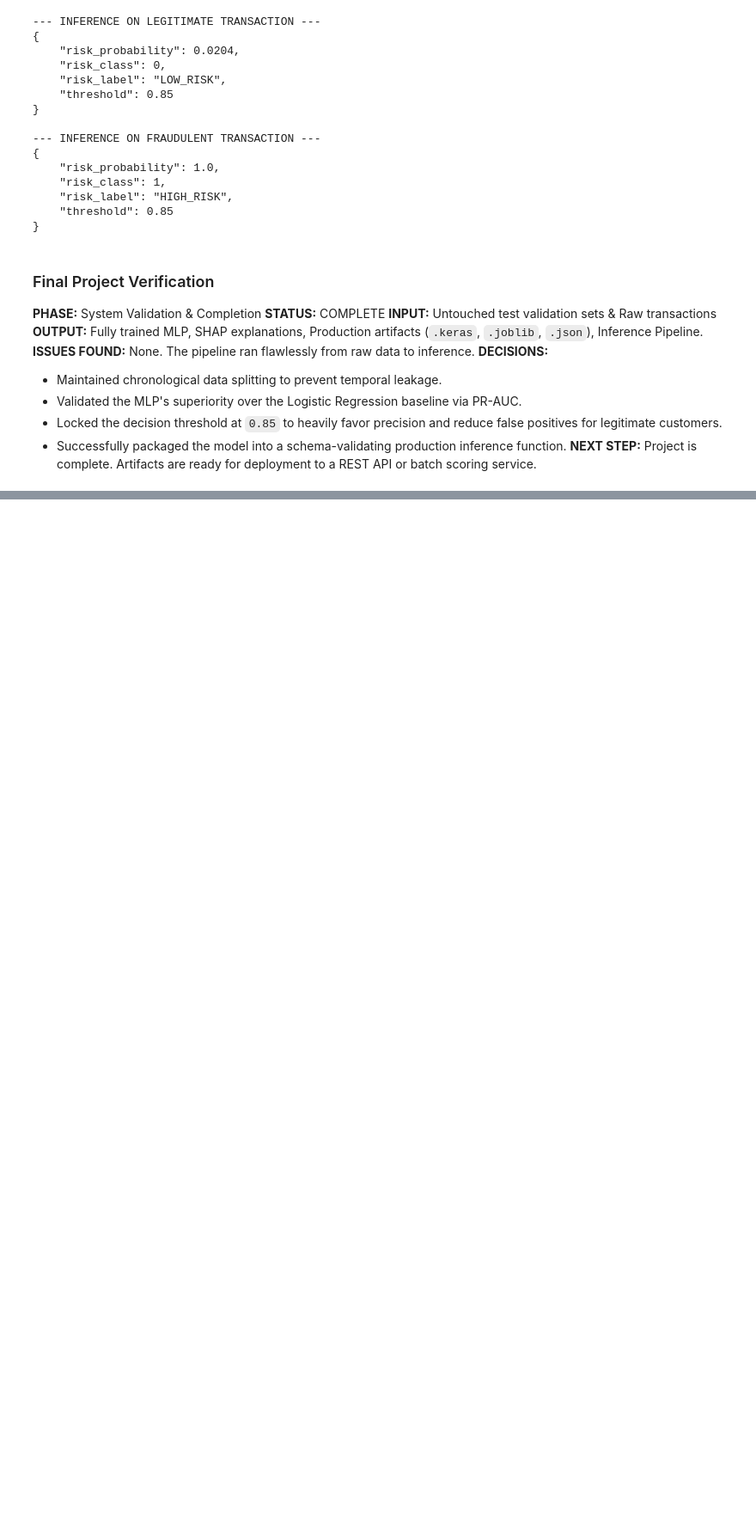
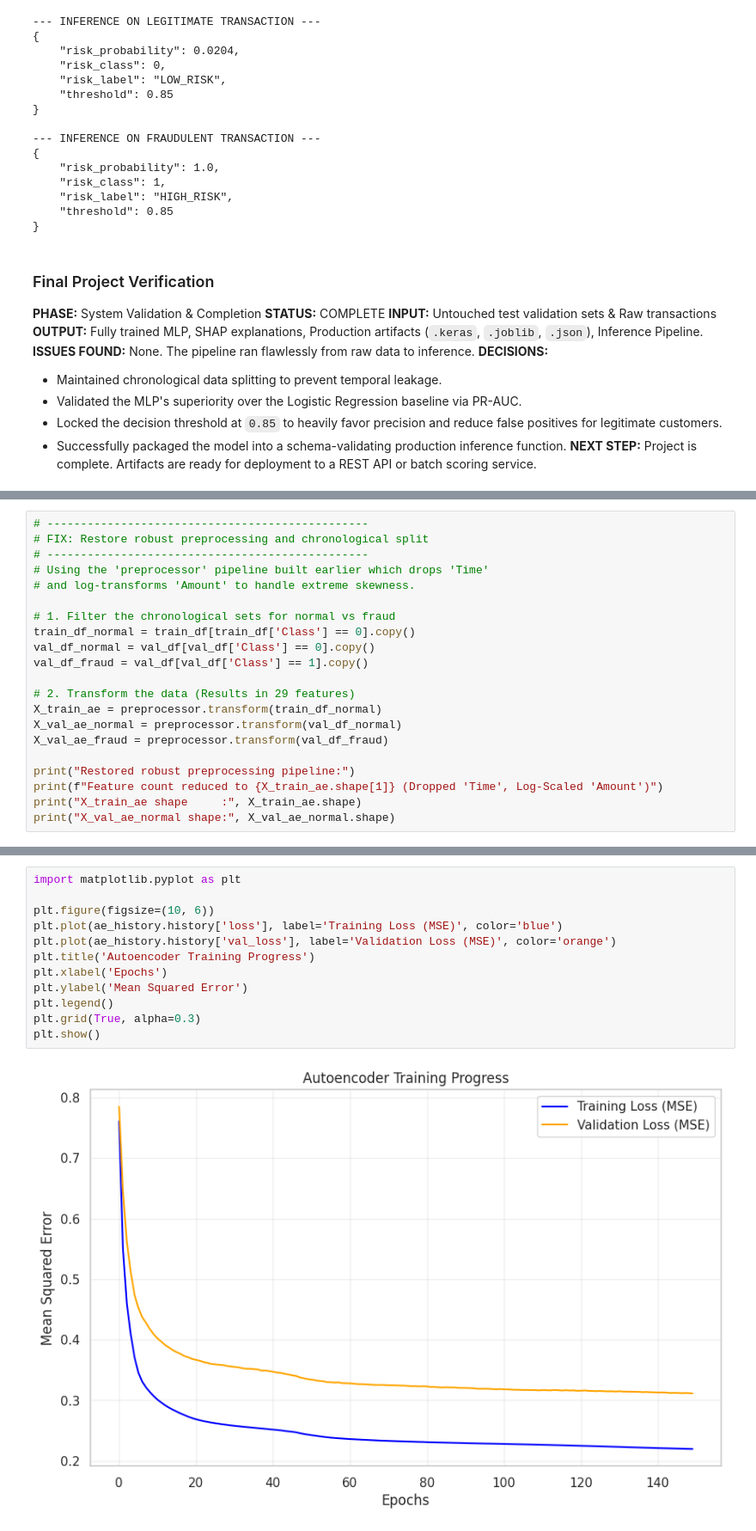
Before and after one commit to waqas-cpu/financial-transaction-risk-mlp, a Jupyter notebook: Untitled17.ipynb, the cells around one changed output, grey strips where cells are left out. Shown at 86% size. Cells and saved outputs as stored; diff of their text form; blank space fills up the shorter version.

```diff
--- a/Untitled17.ipynb
+++ b/Untitled17.ipynb
@@ -1818,0 +1559,21 @@ print("\nSuccess! Check your GitHub repo. The src/ folder now contains the real
+# %%
+# ------------------------------------------------
+# FIX: Restore robust preprocessing and chronological split
+# ------------------------------------------------
+# Using the 'preprocessor' pipeline built earlier which drops 'Time'
+# and log-transforms 'Amount' to handle extreme skewness.
+
+# 1. Filter the chronological sets for normal vs fraud
+train_df_normal = train_df[train_df['Class'] == 0].copy()
+val_df_normal = val_df[val_df['Class'] == 0].copy()
+val_df_fraud = val_df[val_df['Class'] == 1].copy()
+
+# 2. Transform the data (Results in 29 features)
+X_train_ae = preprocessor.transform(train_df_normal)
+X_val_ae_normal = preprocessor.transform(val_df_normal)
+X_val_ae_fraud = preprocessor.transform(val_df_fraud)
+
+print("Restored robust preprocessing pipeline:")
+print(f"Feature count reduced to {X_train_ae.shape[1]} (Dropped 'Time', Log-Scaled 'Amount')")
+print("X_train_ae shape     :", X_train_ae.shape)
+print("X_val_ae_normal shape:", X_val_ae_normal.shape)
@@ -1818,0 +2113,14 @@ print("\nSuccess! Check your GitHub repo. The src/ folder now contains the real
+# %%
+import matplotlib.pyplot as plt
+
+plt.figure(figsize=(10, 6))
+plt.plot(ae_history.history['loss'], label='Training Loss (MSE)', color='blue')
+plt.plot(ae_history.history['val_loss'], label='Validation Loss (MSE)', color='orange')
+plt.title('Autoencoder Training Progress')
+plt.xlabel('Epochs')
+plt.ylabel('Mean Squared Error')
+plt.legend()
+plt.grid(True, alpha=0.3)
+plt.show()
+# %% [output]
+[figure, added]
```
Also changed, not shown: parts of 76 cells of this notebook.
